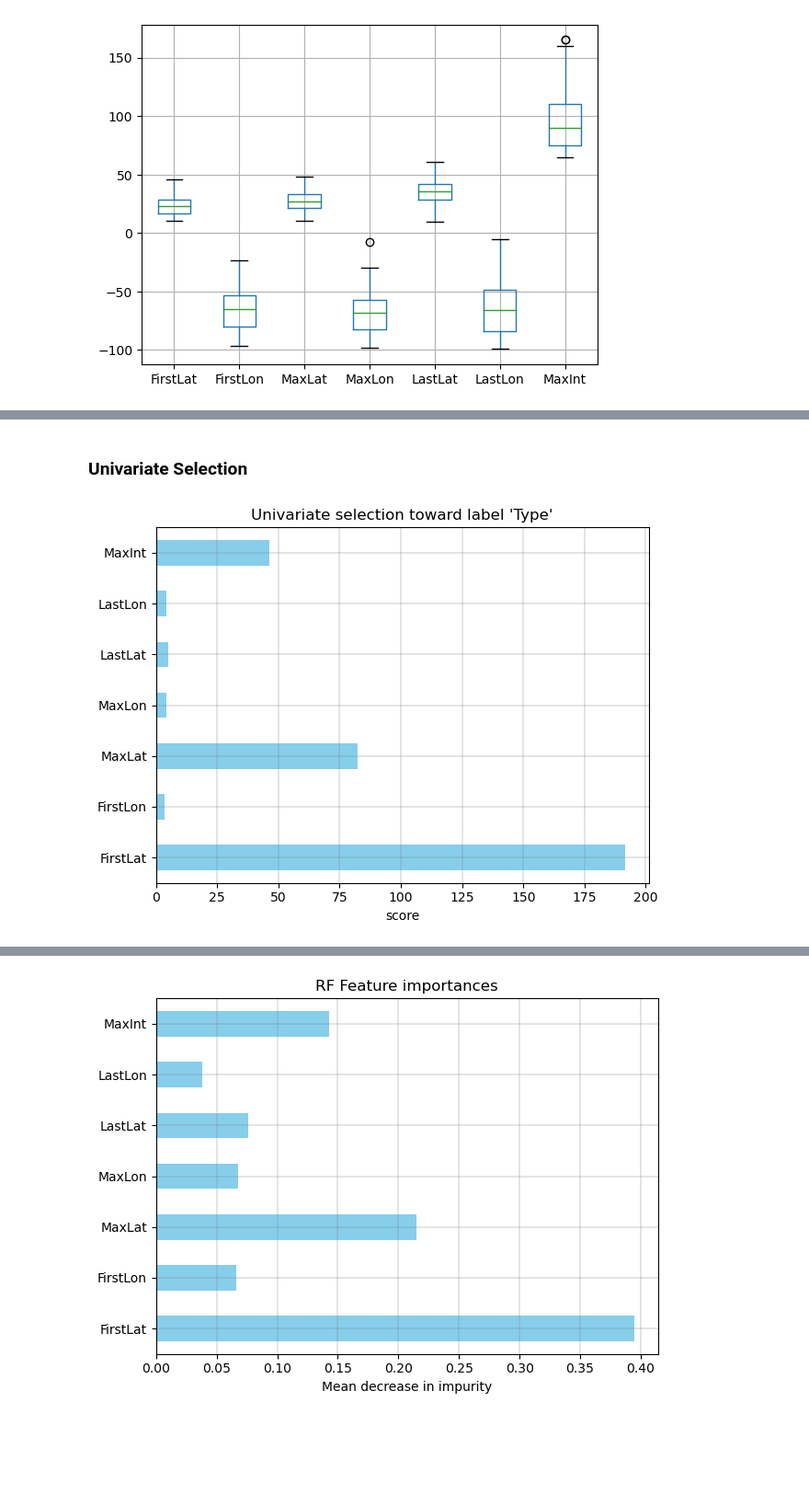
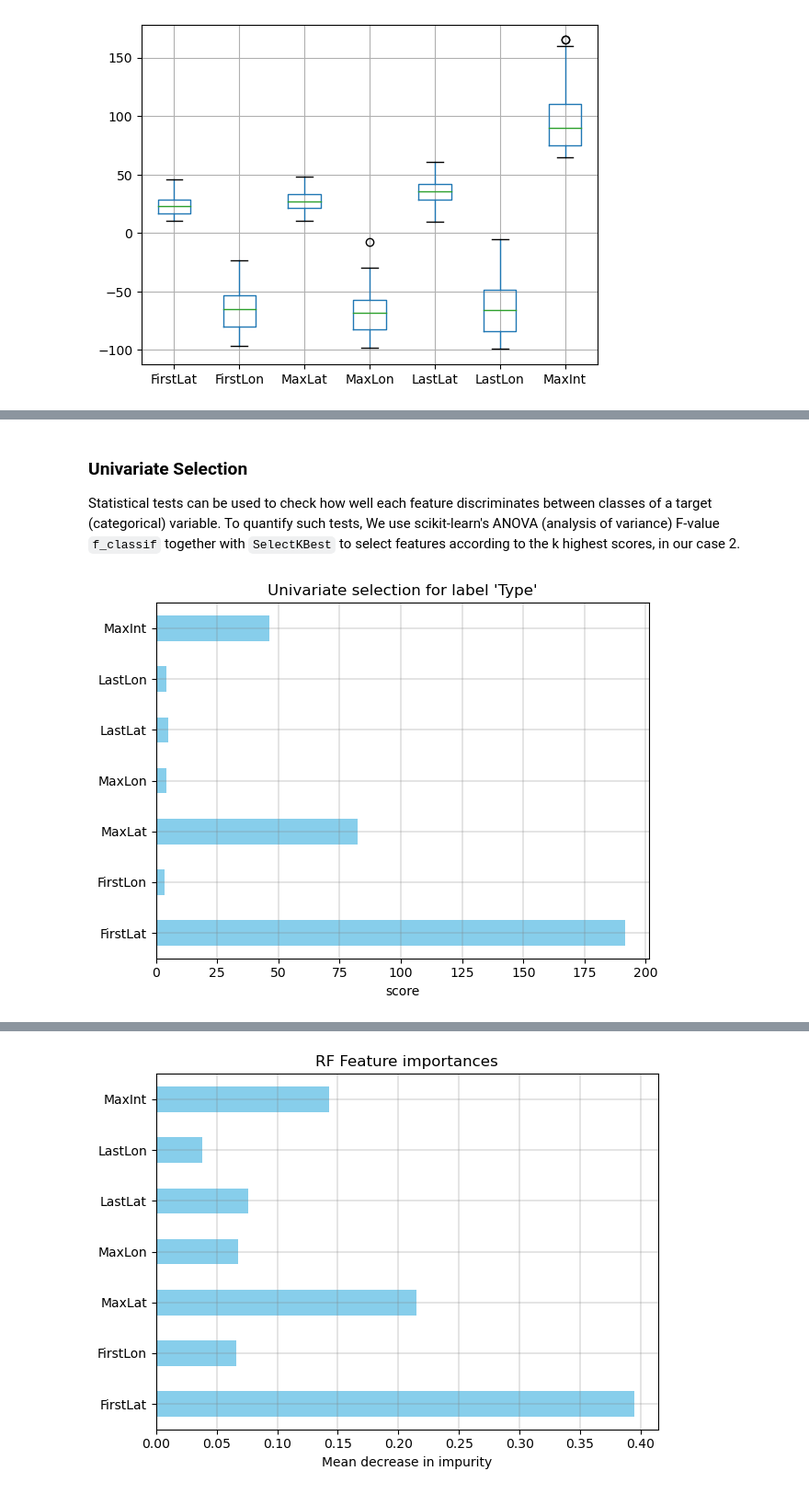
Before and after one commit to jeepchinnawat/edumat-book, a Jupyter notebook: book/hurricanes.ipynb, the cells around one changed output, grey strips where cells are left out. Shown at 92% size. Cells and saved outputs as stored; diff of their text form; code cells hidden in the pictures; blank space fills up the shorter version.

Commit message:
hurricanes: update

```diff
--- a/book/hurricanes.ipynb
+++ b/book/hurricanes.ipynb
@@ -87,20 +90,22 @@ plt.show()
 # %% [markdown]
 ### Univariate Selection
+
+Statistical tests can be used to check how well each feature discriminates between classes of a target (categorical) variable. To quantify such tests, We use scikit-learn's ANOVA (analysis of variance) F-value `f_classif` together with `SelectKBest` to select features according to the k highest scores, in our case 2.
 # %%
 from sklearn.feature_selection import SelectKBest, f_classif
 
-selector = SelectKBest(f_classif, k=2)
-selector.fit(hurricanes[features], hurricanes[label[0]])
-scores = selector.scores_
+f_test = SelectKBest(f_classif, k=2)
+f_test.fit(hurricanes[features], hurricanes[label[0]])
+scores = f_test.scores_
 
 features_scores = pd.Series(scores, index=features)
 
 fig, ax = plt.subplots()
 features_scores.plot.barh(ax=ax, color='skyblue')
 ax.grid(True, which='both', color='grey', linewidth=0.3)
-ax.set_title("Univariate selection toward label 'Type'")
+ax.set_title("Univariate selection for label 'Type'")
 ax.set_xlabel("score")
 fig.tight_layout()
 plt.show()
 # %% [output]
-[figure, old version]
+[figure, new version]
```
Also changed, not shown: parts of 9 cells of this notebook, 1 other file.
